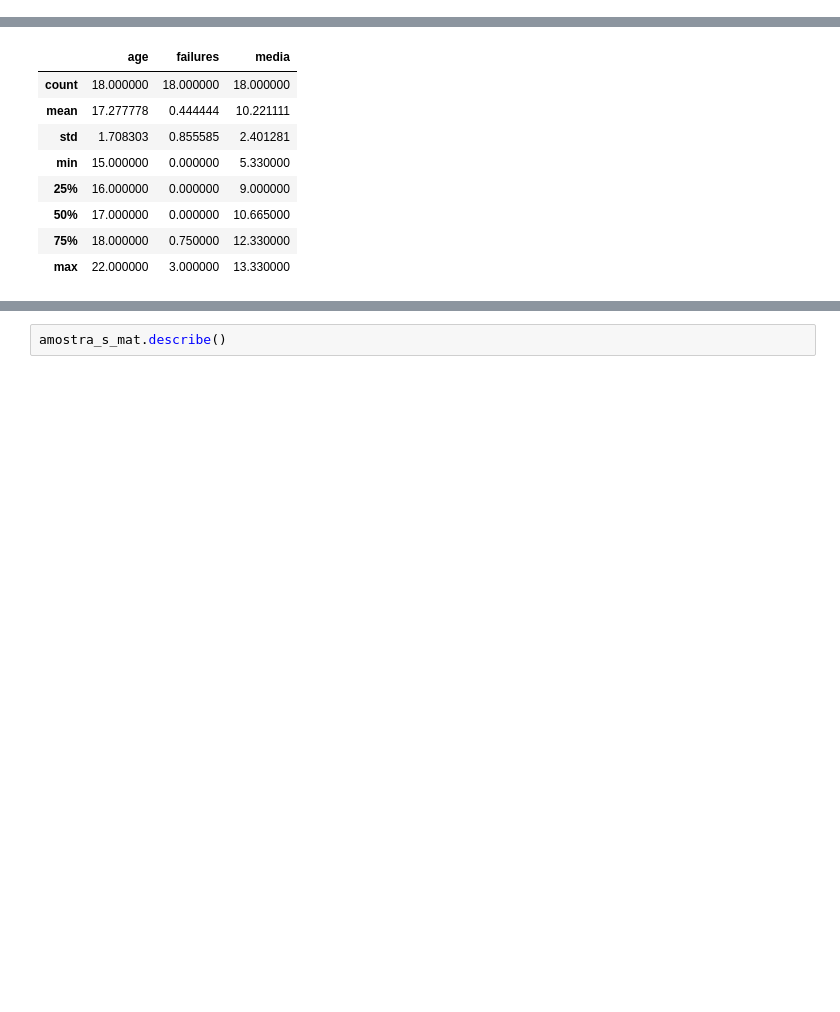
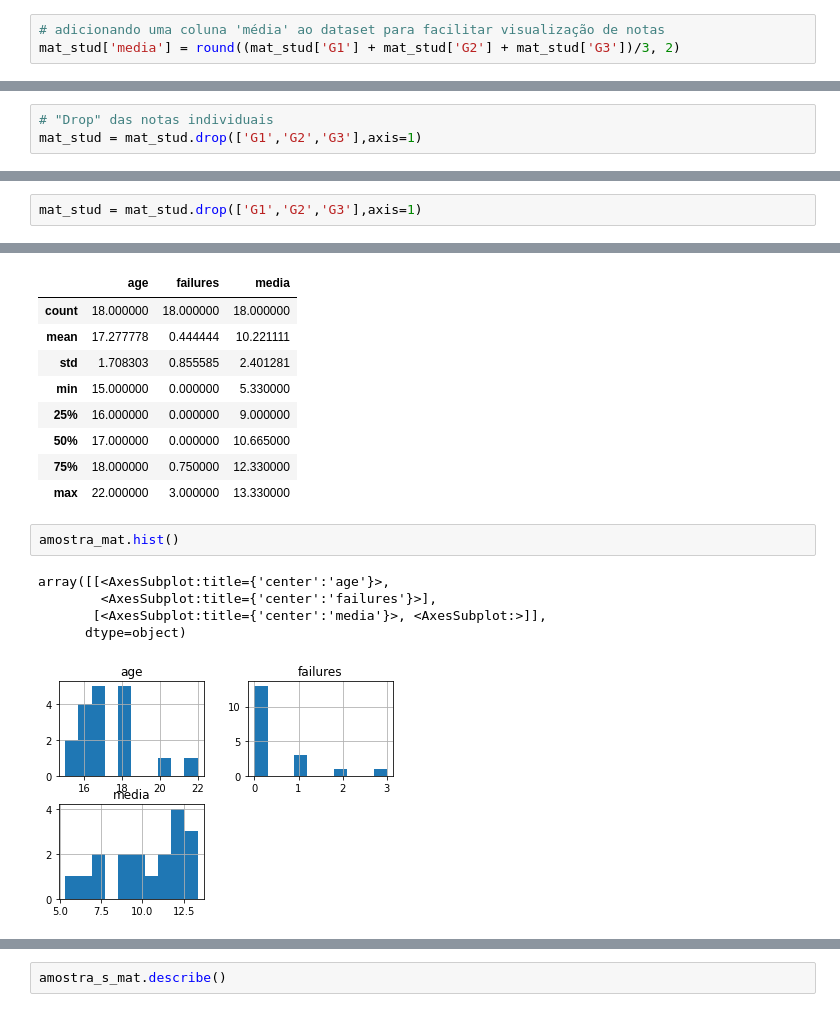
Before and after one commit to danielmacedodc/Analise-de-Dados_CIn, a Jupyter notebook: Projeto - Análise de Dados - Daniel Macedo.ipynb, the cells around one changed output, grey strips where cells are left out. Cells and saved outputs as stored; diff of their text form; blank space fills up the shorter version.

```diff
--- a/Projeto - Análise de Dados - Daniel Macedo.ipynb
+++ b/Projeto - Análise de Dados - Daniel Macedo.ipynb
@@ -211,0 +272,3 @@ len(mat_stud.duplicated() == False)
+# %%
+# adicionando uma coluna 'média' ao dataset para facilitar visualização de notas
+mat_stud['media'] = round((mat_stud['G1'] + mat_stud['G2'] + mat_stud['G3'])/3, 2)
@@ -211,0 +288,3 @@ len(mat_stud.duplicated() == False)
+# %%
+# "Drop" das notas individuais
+mat_stud = mat_stud.drop(['G1','G2','G3'],axis=1)
@@ -226,6 +331,8 @@ min        1.330000
 75%       13.330000
 max       19.330000
 Name: media, dtype: float64
+# %%
+mat_stud = mat_stud.drop(['G1','G2','G3'],axis=1)
 # %%
 # Observando a idade dos estudantes
 mat_stud['age'].describe()
@@ -317,3 +424,11 @@ amostra_mat.describe()
 | 50% | 17.000000 | 0.000000 | 10.665000 |
 | 75% | 18.000000 | 0.750000 | 12.330000 |
 | max | 22.000000 | 3.000000 | 13.330000 |
+# %%
+amostra_mat.hist()
+# %% [output]
+array([[<AxesSubplot:title={'center':'age'}>,
+        <AxesSubplot:title={'center':'failures'}>],
+       [<AxesSubplot:title={'center':'media'}>, <AxesSubplot:>]],
+      dtype=object)
+[figure, added]
```
Also changed, not shown: parts of 38 cells of this notebook.
